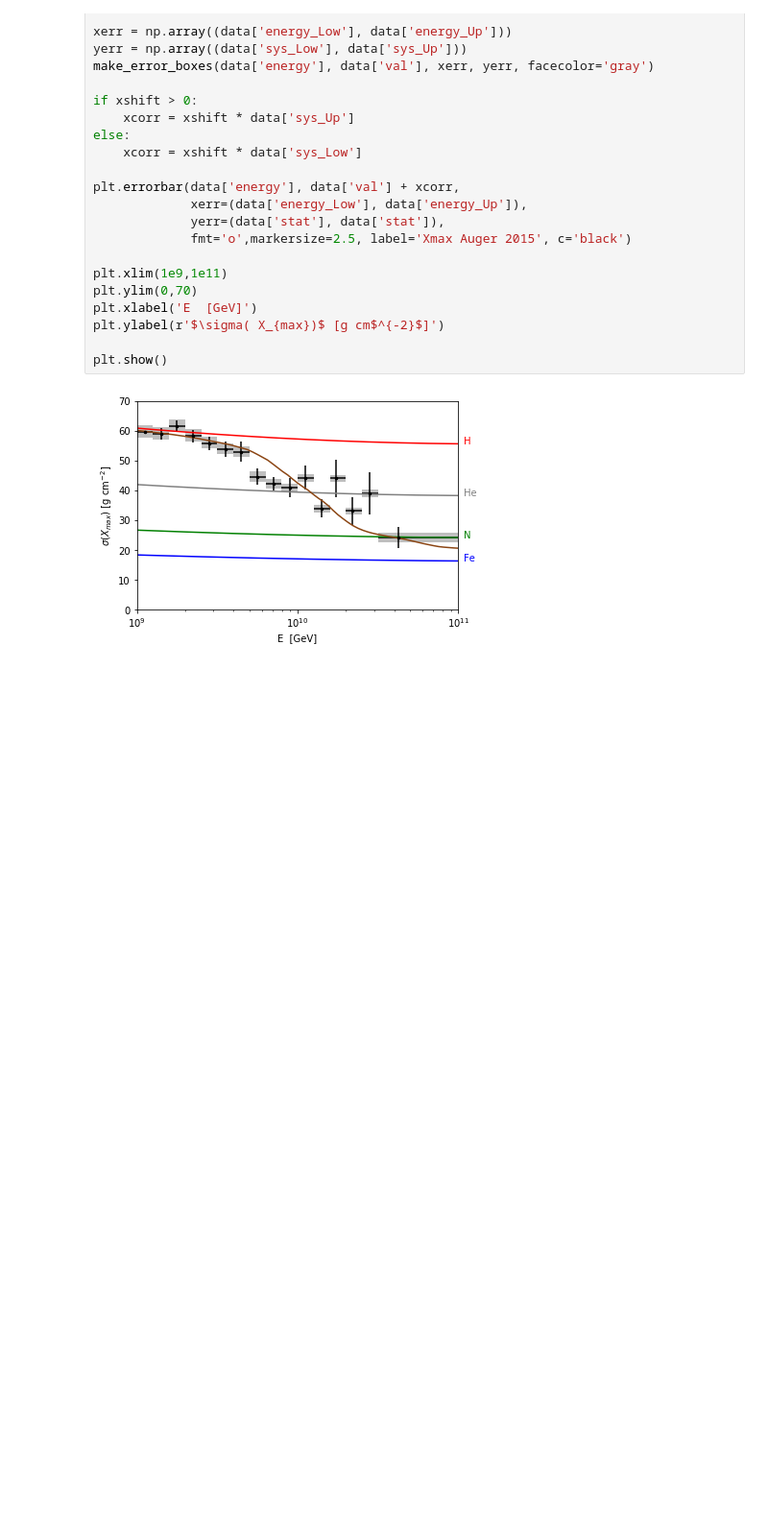
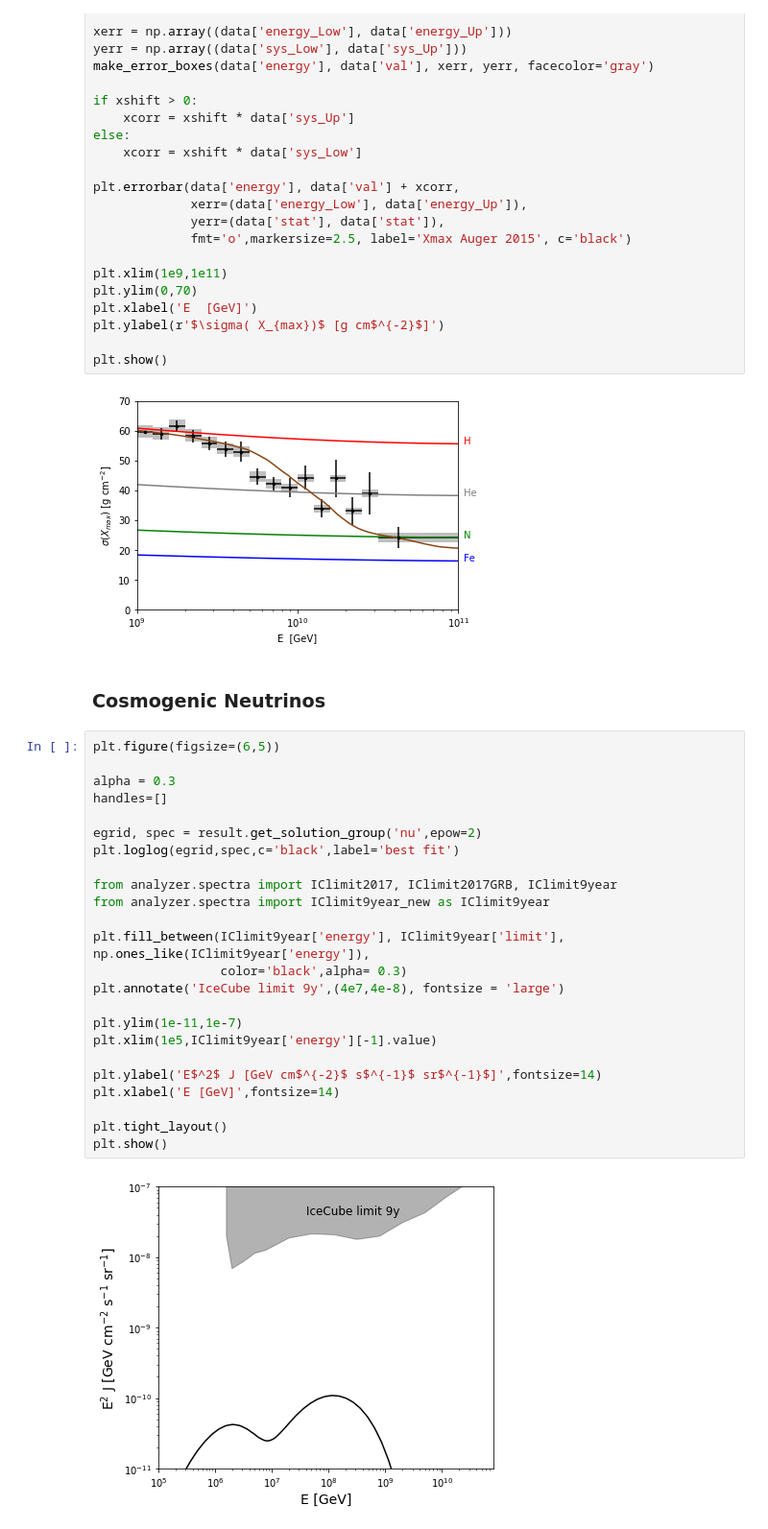
Before and after one commit to joheinze/PriNCe, a Jupyter notebook: examples/Propagate_single_spectrum.ipynb, the cells around one changed output. Shown at 96% size. Saved outputs shown, nothing was run; the diff lists cells and outputs as text; blank space fills up the shorter version.

Commit message:
neutrino plot added to examples

```diff
--- a/examples/Propagate_single_spectrum.ipynb
+++ b/examples/Propagate_single_spectrum.ipynb
@@ -292,3 +292,31 @@ plt.ylabel(r'$\sigma( X_{max})$ [g cm$^{-2}$]')
 plt.show()
 # %% [output]
 [figure]
+# %% [markdown]
+### Cosmogenic Neutrinos
+# %%
+plt.figure(figsize=(6,5))
+
+alpha = 0.3
+handles=[]
+
+egrid, spec = result.get_solution_group('nu',epow=2)
+plt.loglog(egrid,spec,c='black',label='best fit')
+
+from analyzer.spectra import IClimit2017, IClimit2017GRB, IClimit9year
+from analyzer.spectra import IClimit9year_new as IClimit9year
+
+plt.fill_between(IClimit9year['energy'], IClimit9year['limit'], np.ones_like(IClimit9year['energy']),
+                 color='black',alpha= 0.3)
+plt.annotate('IceCube limit 9y',(4e7,4e-8), fontsize = 'large')
+
+plt.ylim(1e-11,1e-7)
+plt.xlim(1e5,IClimit9year['energy'][-1].value)
+
+plt.ylabel('E$^2$ J [GeV cm$^{-2}$ s$^{-1}$ sr$^{-1}$]',fontsize=14)
+plt.xlabel('E [GeV]',fontsize=14)
+
+plt.tight_layout()
+plt.show()
+# %% [output]
+[figure, added]
```
Also changed, not shown: parts of 2 cells of this notebook.
